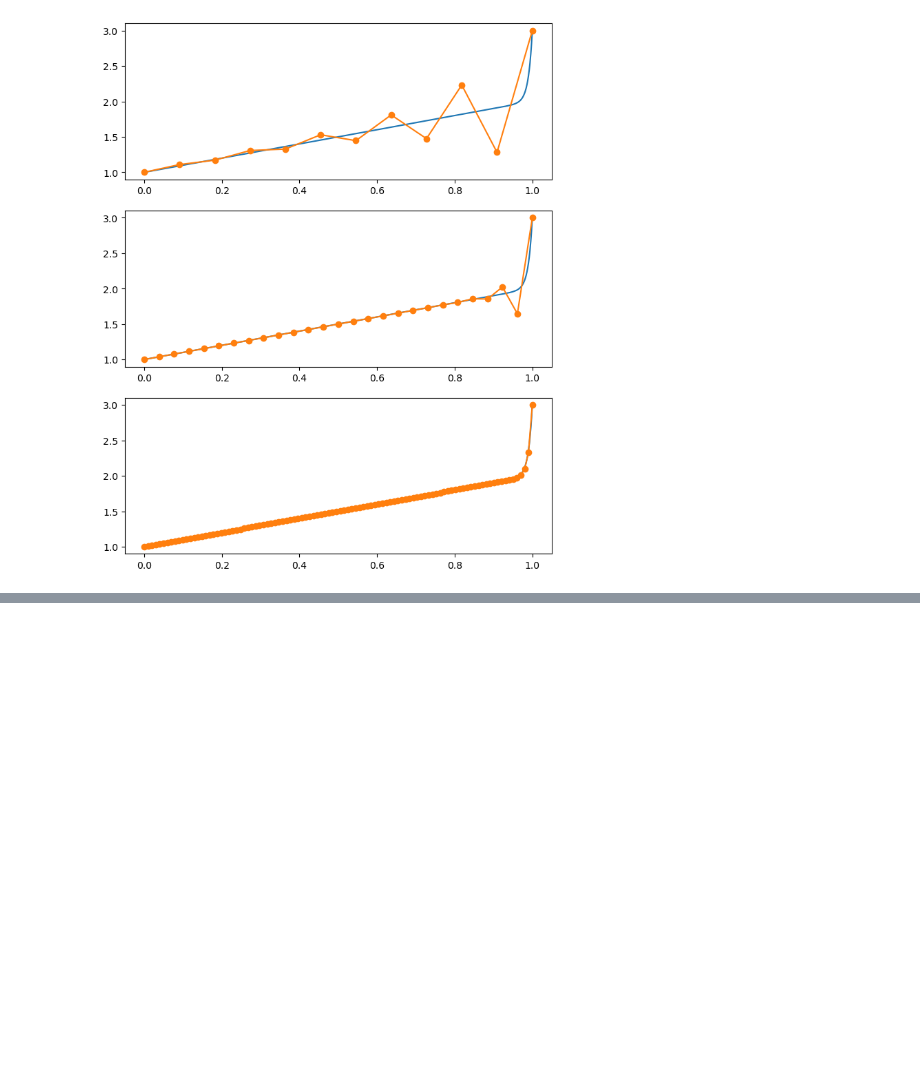
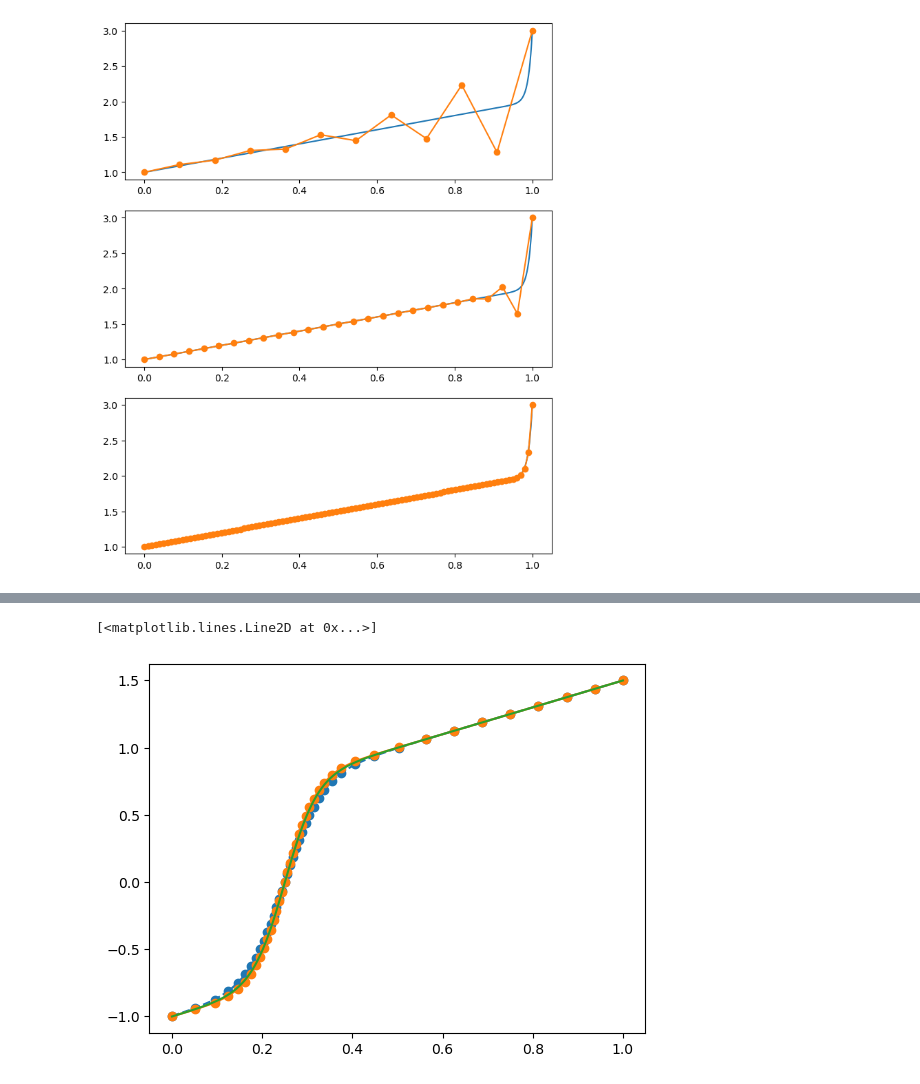
Before and after one commit to qgdr/Finite-Difference-Methods, a Jupyter notebook: I Boundary Value Problems and Iterative Methods/02 Steady States/note.ipynb, the cells around one changed output, grey strips where cells are left out. Saved outputs shown, nothing was run; the diff lists cells and outputs as text; code cells hidden in the pictures; blank space fills up the shorter version.

```diff
--- a/I Boundary Value Problems and Iterative Methods/02 Steady States/note.ipynb
+++ b/I Boundary Value Problems and Iterative Methods/02 Steady States/note.ipynb
@@ -516,0 +588,42 @@ np.abs(appro - u_eval).max()
+# %%
+import torch
+
+
+def solve_bvp_22(x_grid, u0, ep, k, alpha=-1, beta=1.5):
+    a, b, n = x_grid[0], x_grid[-1], len(x_grid)
+    A2 = np.zeros([n, n])
+    for i in range(1, n-1):
+        A2[i, i-1:i+2] = fdcoeffF(2, x_grid[i], x_grid[i-1:i+2])
+
+    A1 = np.zeros([n, n])     # u(u'-1)
+    for i in range(1, n-1):
+        A1[i, i-1:i+2] = fdcoeffF(1, x_grid[i], x_grid[i-1:i+2])
+
+    A2, A1 = torch.tensor(A2), torch.tensor(A1)
+    u = torch.tensor(u0)
+
+    for _ in range(k):
+        u.requires_grad_(True)
+        G = ep*A2@u + u*(A1@u-1)
+        G[0] = u[0]-alpha
+        G[-1] = u[-1]-beta
+        mG = -G.detach().numpy()
+        jcb = np.zeros([n, n])
+
+        jcb[0, 0], jcb[-1, -1] = 1, 1
+        for i in range(1, n-1):
+            G[i].backward(retain_graph=True)
+            jcb[i] = u.grad.numpy()
+            u.grad.data.zero_()
+
+        delta = np.linalg.solve(jcb, mG)
+        u = u.detach()+torch.from_numpy(delta)
+
+    return u
+
+plt.plot(x, z, '--o')
+plt.plot(x, solve_bvp_22(x, z, ep, 10), '-o')
+plt.plot(t_eval, u_eval)
+# %% [output]
+[<matplotlib.lines.Line2D at 0x...>]
+[figure, added]
```
Also changed, not shown: parts of 5 cells of this notebook, 2 other files.
